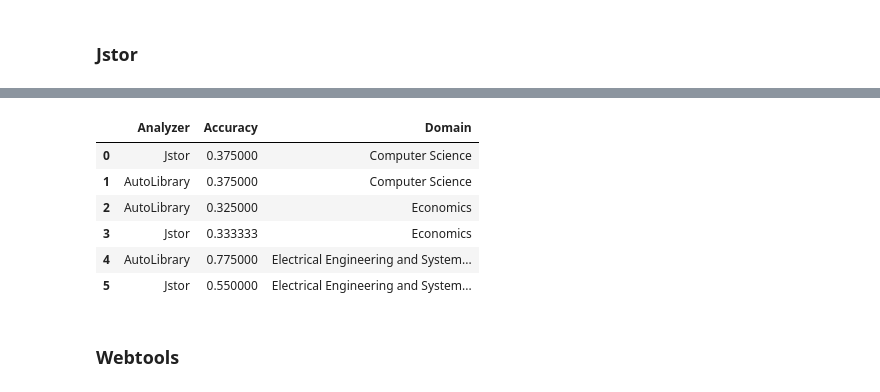
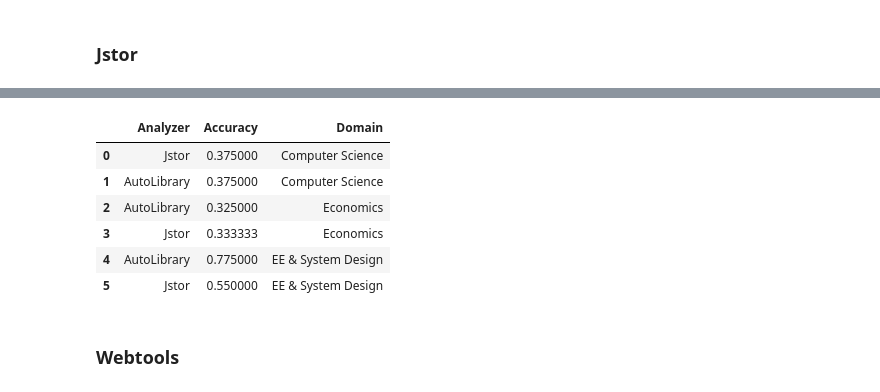
Before and after one commit to YichunRen/AutoLibrary-Scientific-Paper-Keywords-Extraction-, a Jupyter notebook: notebooks/Experiment.ipynb, the cells around one changed output, grey strips where cells are left out. Cells and saved outputs as stored; diff of their text form; code cells hidden in the pictures.

```diff
--- a/notebooks/Experiment.ipynb
+++ b/notebooks/Experiment.ipynb
@@ -481,7 +469,7 @@ autophrase_eess_labels = [1, 1, 1, 1, 1, 1, 1, 1, 1, 1,
                          1, 1, 0, 1, 1, 1, 0, 0, 1, 0,
                          0, 1, 1, 0, 1, 1, 1, 1, 0, 0]
 # %%
-top40_acc_df = top40_acc_df.append({"Accuracy": np.mean(autophrase_eess_labels), "Analyzer": "AutoLibrary", "Domain": "Electrical Engineering and Systems Science"}, ignore_index = True)
+top40_acc_df = top40_acc_df.append({"Accuracy": np.mean(autophrase_eess_labels), "Analyzer": "AutoLibrary", "Domain": "EE & System Design"}, ignore_index = True)
 top40_acc_df
 # %% [output]
 |  | Analyzer | Accuracy | Domain |
@@ -553,16 +544,16 @@ jstor_eess_labels = [0, 1, 1, 1, 1, 0, 0, 1, 1, 1,
                     0, 0, 0, 1, 0, 0, 1, 1, 1, 1,
                     0, 0, 0, 1, 1, 0, 1, 1, 0, 1]
 # %%
-top40_acc_df = top40_acc_df.append({"Accuracy": np.mean(jstor_eess_labels), "Analyzer": "Jstor", "Domain": "Electrical Engineering and Systems Science"}, ignore_index = True)
+top40_acc_df = top40_acc_df.append({"Accuracy": np.mean(jstor_eess_labels), "Analyzer": "Jstor", "Domain": "EE & System Design"}, ignore_index = True)
 top40_acc_df
 # %% [output]
 |  | Analyzer | Accuracy | Domain |
 | 0 | Jstor | 0.375000 | Computer Science |
 | 1 | AutoLibrary | 0.375000 | Computer Science |
 | 2 | AutoLibrary | 0.325000 | Economics |
 | 3 | Jstor | 0.333333 | Economics |
-| 4 | AutoLibrary | 0.775000 | Electrical Engineering and System... |
-| 5 | Jstor | 0.550000 | Electrical Engineering and System... |
+| 4 | AutoLibrary | 0.775000 | EE & System Design |
+| 5 | Jstor | 0.550000 | EE & System Design |
 # %% [markdown]
 ### Webtools
 # %%
```
Also changed, not shown: parts of 87 cells of this notebook.
